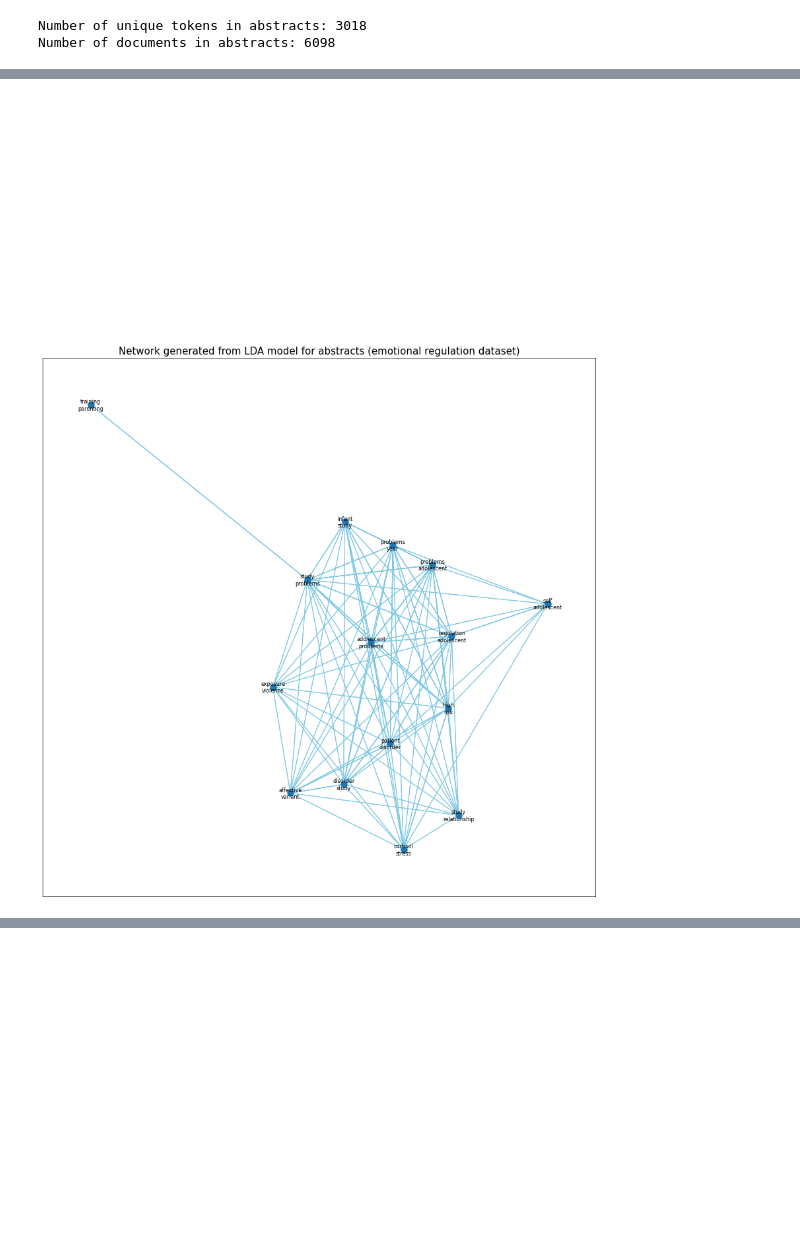
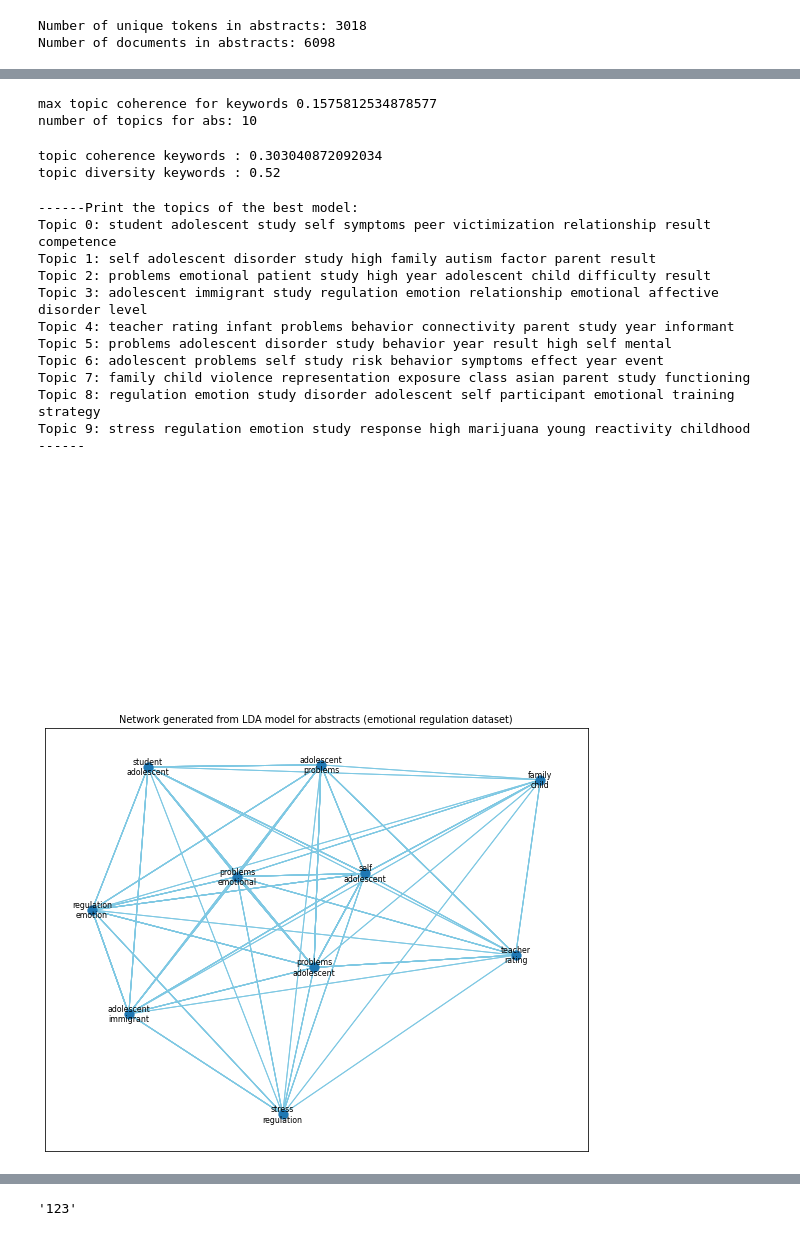
Before and after one commit to raniakp/thesis-text-mining-published-literature, a Jupyter notebook: notebooks/LDA_emotion_regulation_analysis.ipynb, the cells around one changed output, grey strips where cells are left out. Drawn from its saved outputs; the diff is of its cells as text; code cells hidden in the pictures; blank space fills up the shorter version.

```diff
--- a/notebooks/LDA_emotion_regulation_analysis.ipynb
+++ b/notebooks/LDA_emotion_regulation_analysis.ipynb
@@ -345,13 +368,6 @@ def generate_edges(topic2words):
   df['weight'] = 1
 
   return df
-# %%
-def create_dict_top2word(N_TOPICS, lda):
-  topic2words = {}
-  for topic in range(N_TOPICS): #for loop to go over all topics
-    words = lda.show_topic(topic, 20) #get the words
-    topic2words[topic] = [word[0] for word in words[:5]]
-  return topic2words
 # %%
 def df2network(edges_df):
   network = nx.from_pandas_edgelist(edges_df, source = 'source', target = 'target', edge_attr = 'weight',create_using=nx.MultiGraph())
@@ -382,0 +446,2 @@ net.show("LDA_net_keywords_emotions.html")
+# %%
+topic_quality_abstracts = np.multiply(score_abstracts, diversity_abstracts)
@@ -383,18 +468,56 @@ net.show("LDA_net_keywords_emotions.html")
+# %%
+
+max_topic_abstracts = max(topic_quality_abstracts)
+print(f'max topic coherence for keywords {max_topic_abstracts}')
+
+max_topic_index_abs = np.argmax(max_topic_abstracts)
+max_topic_abs = max_topic_index_abs + MIN_N_TOPICS
+print(f'number of topics for abs: {max_topic_abs}')
+
+max_abs_model = models_abstracts[max_topic_index_abs]
+# %% [output]
+max topic coherence for keywords 0.1575812534878577
+number of topics for abs: 10
+# %%
+print(f'topic coherence keywords : {score_abstracts[max_topic_index_abs]}')
+print(f'topic diversity keywords : {diversity_abstracts[max_topic_index_abs]}')
+# %% [output]
+topic coherence keywords : 0.303040872092034
+topic diversity keywords : 0.52
+# %%
+print("------Print the topics of the best model:")
+analyse_topics(max_topic_abs, max_abs_model) #print the topics found
+print("------")
+# %% [output]
+------Print the topics of the best model:
+Topic 0: student adolescent study self symptoms peer victimization relationship result competence
+Topic 1: self adolescent disorder study high family autism factor parent result
+Topic 2: problems emotional patient study high year adolescent child difficulty result
+Topic 3: adolescent immigrant study regulation emotion relationship emotional affective disorder level
+Topic 4: teacher rating infant problems behavior connectivity parent study year informant
+Topic 5: problems adolescent disorder study behavior year result high self mental
+Topic 6: adolescent problems self study risk behavior symptoms effect year event
+Topic 7: family child violence representation exposure class asian parent study functioning
+Topic 8: regulation emotion study disorder adolescent self participant emotional training strategy
+Topic 9: stress regulation emotion study response high marijuana young reactivity childhood
+------
 # %%
-abstracts_edges = generate_edges(create_dict_top2word(15, lda_abstracts))
+dict_abstracts,_ = create_dict_top2word(max_topic_abs, max_abs_model)
+
+abstracts_edges = generate_edges(dict_abstracts)
 abstracts_edges.to_csv("LDA_abstracts_emotions_network_df.csv")
 # %%
 # create plot 2D
 
 limits = plt.axis("off")
-fig, ax = plt.subplots(1, 1, figsize=(15,15))
+fig, ax = plt.subplots(1, 1, figsize=(10,8))
 ax.set_title('Network generated from LDA model for abstracts (emotional regulation dataset)',
-             fontdict = {'fontsize': 15})
+             fontdict = {'fontsize': 10})
 nx.draw_networkx(df2network(abstracts_edges), node_size = 100, ax = ax,
                  edge_color = '#7EC8E3',  linewidths = 0.4, font_size = 8)
 # %% [output]
-[figure, old version]
+[figure, new version]
-[figure, old version]
+[figure, new version]
 # %%
 #create interactive plot network
 net = Network(notebook=True)
@@ -404,3 +527,7 @@ net.from_nx(df2network(abstracts_edges))
 net.show("LDA_net_abstracts_emotions_regulation.html")
 # %% [output]
 [interactive output not drawn]
+# %%
+'123'
+# %% [output]
+'123'
```
Also changed, not shown: parts of 35 cells of this notebook, 50 other files.
